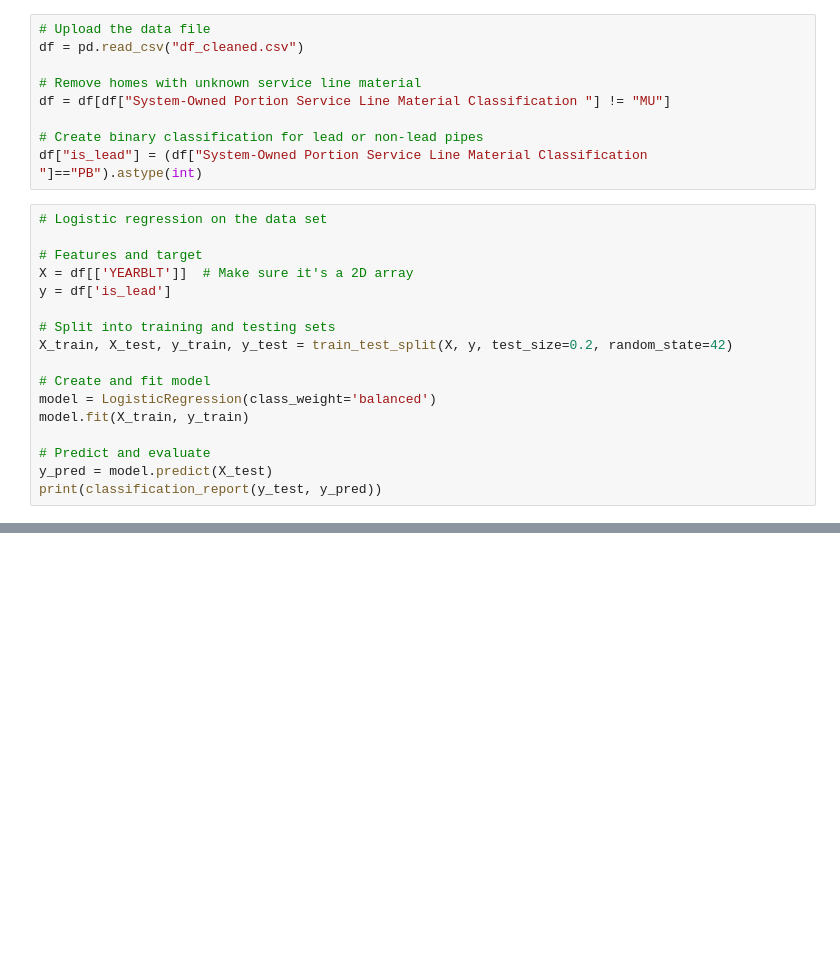
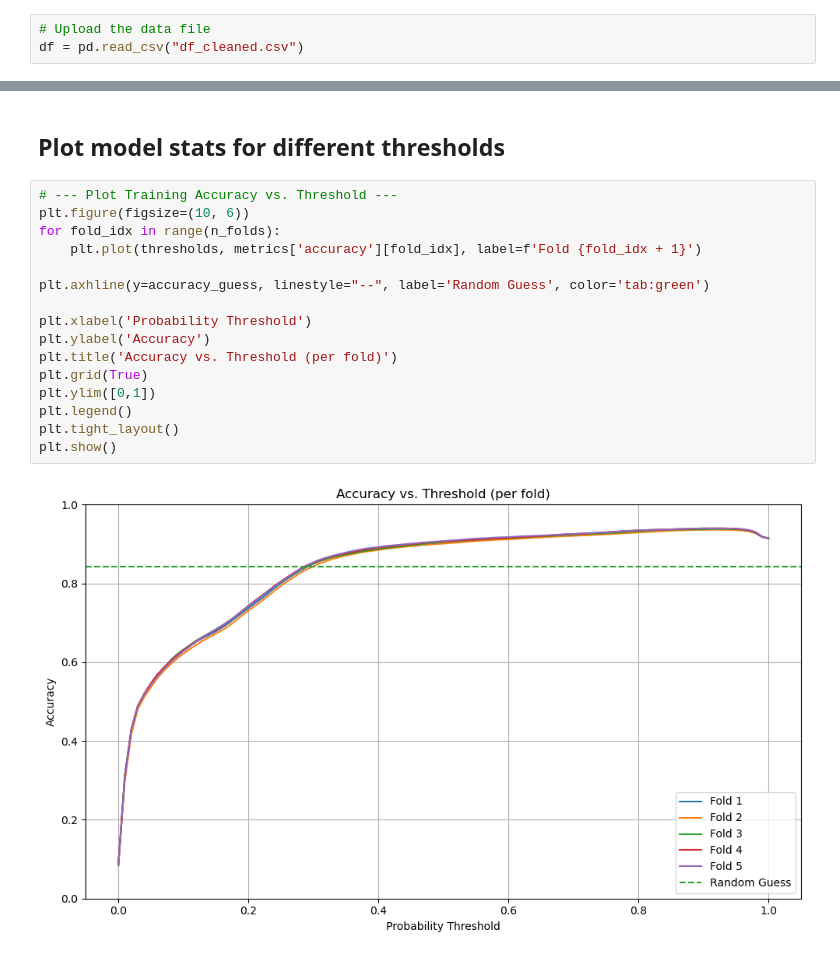
Before and after one commit to aschimmo/Erdos2025_LeadExposure, a Jupyter notebook: LogisticRegression.ipynb, the cells around one changed output, grey strips where cells are left out. Saved outputs shown, nothing was run; the diff lists cells and outputs as text; blank space fills up the shorter version.

```diff
--- a/LogisticRegression.ipynb
+++ b/LogisticRegression.ipynb
@@ -15,26 +17,3 @@ from sklearn.metrics import accuracy_score, precision_score, recall_score, f1_sc
 # %%
 # Upload the data file
 df = pd.read_csv("df_cleaned.csv")
-
-# Remove homes with unknown service line material
-df = df[df["System-Owned Portion Service Line Material Classification "] != "MU"]
-
-# Create binary classification for lead or non-lead pipes
-df["is_lead"] = (df["System-Owned Portion Service Line Material Classification "]=="PB").astype(int)
-# %%
-# Logistic regression on the data set
-
-# Features and target
-X = df[['YEARBLT']]  # Make sure it's a 2D array
-y = df['is_lead']
-
-# Split into training and testing sets
-X_train, X_test, y_train, y_test = train_test_split(X, y, test_size=0.2, random_state=42)
-
-# Create and fit model
-model = LogisticRegression(class_weight='balanced')
-model.fit(X_train, y_train)
-
-# Predict and evaluate
-y_pred = model.predict(X_test)
-print(classification_report(y_test, y_pred))
@@ -127,0 +113,20 @@ Recall:    0.887 (0.801)
+# %% [markdown]
+## Plot model stats for different thresholds
+# %%
+# --- Plot Training Accuracy vs. Threshold ---
+plt.figure(figsize=(10, 6))
+for fold_idx in range(n_folds):
+    plt.plot(thresholds, metrics['accuracy'][fold_idx], label=f'Fold {fold_idx + 1}')
+
+plt.axhline(y=accuracy_guess, linestyle="--", label='Random Guess', color='tab:green')
+
+plt.xlabel('Probability Threshold')
+plt.ylabel('Accuracy')
+plt.title('Accuracy vs. Threshold (per fold)')
+plt.grid(True)
+plt.ylim([0,1])
+plt.legend()
+plt.tight_layout()
+plt.show()
+# %% [output]
+[figure, added]
```
Also changed, not shown: parts of 16 cells of this notebook, 5 other files.
